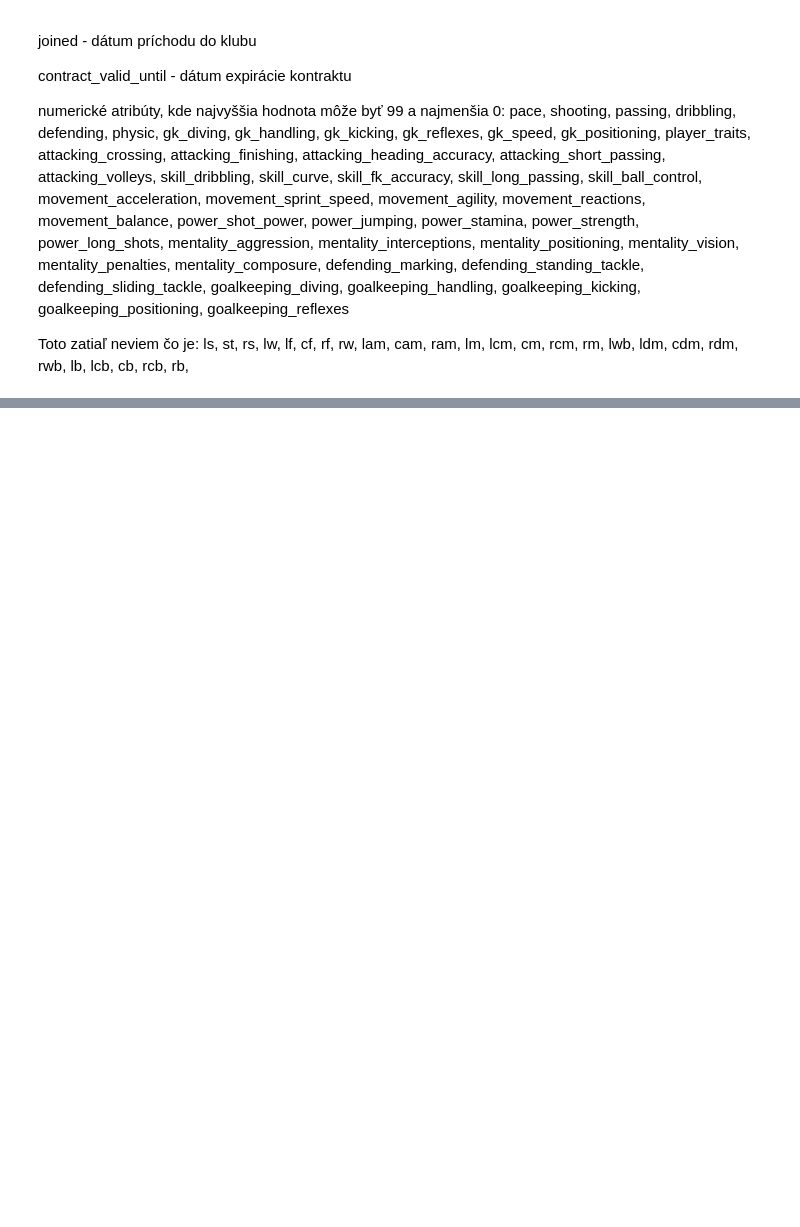
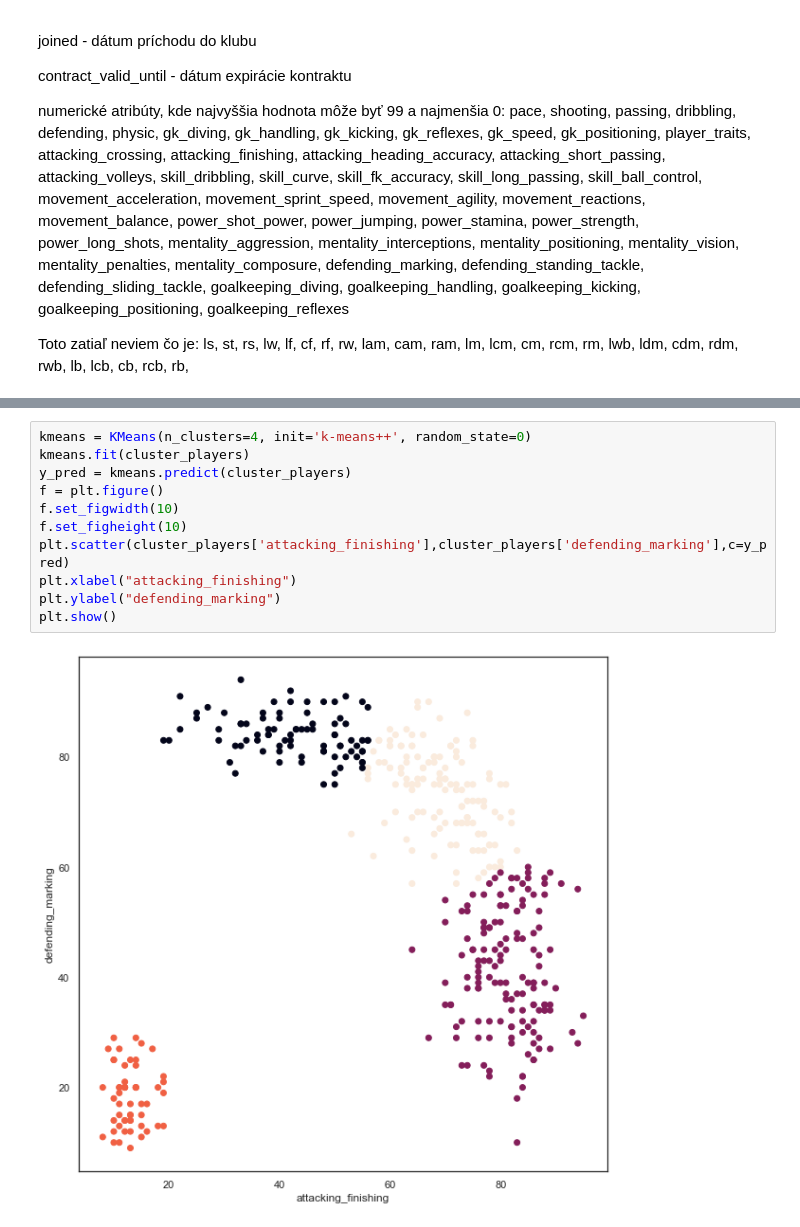
Before and after one commit to Patrik47/oznal, a Jupyter notebook: fifa_20_players.ipynb, the cells around one changed output, grey strips where cells are left out. Cells and saved outputs as stored; diff of their text form; blank space fills up the shorter version.

```diff
--- a/fifa_20_players.ipynb
+++ b/fifa_20_players.ipynb
@@ -290,0 +384,13 @@ plt.show()
+# %%
+kmeans = KMeans(n_clusters=4, init='k-means++', random_state=0)
+kmeans.fit(cluster_players)
+y_pred = kmeans.predict(cluster_players)
+f = plt.figure()
+f.set_figwidth(10)
+f.set_figheight(10)
+plt.scatter(cluster_players['attacking_finishing'],cluster_players['defending_marking'],c=y_pred)
+plt.xlabel("attacking_finishing")
+plt.ylabel("defending_marking")
+plt.show()
+# %% [output]
+[figure, added]
```
Also changed, not shown: parts of 15 cells of this notebook.
